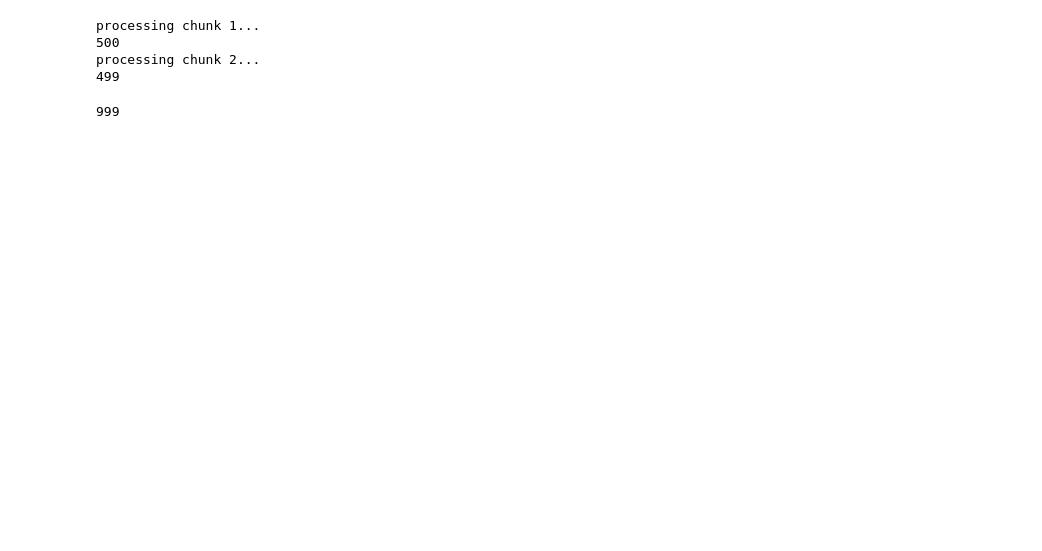
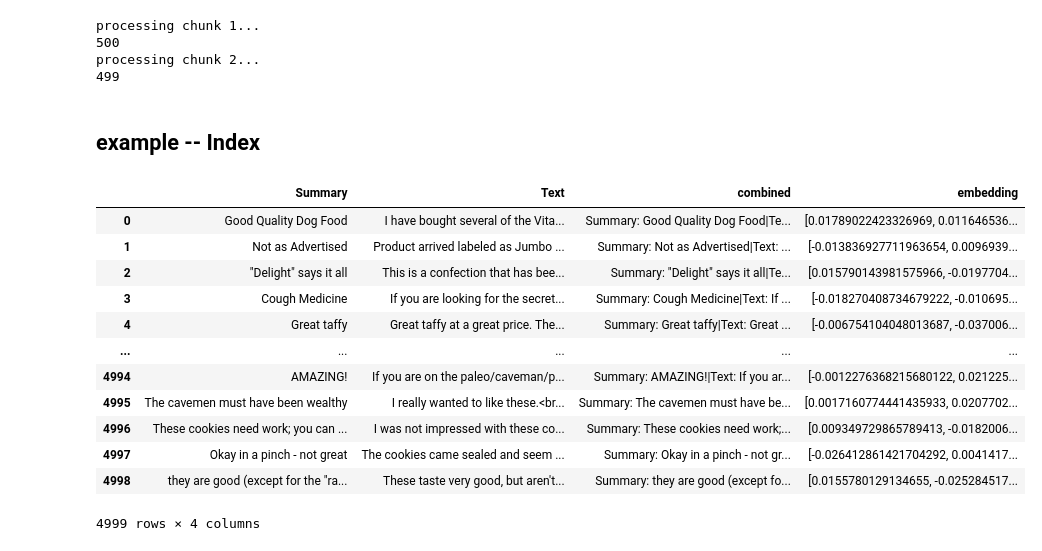
Before and after one commit to sgt1796/GPT_embedding, a Jupyter notebook: test_faiss.ipynb, the cells around one changed output. Drawn from its saved outputs; the diff is of its cells as text; code cells hidden in the pictures; blank space fills up the shorter version.

```diff
--- a/test_faiss.ipynb
+++ b/test_faiss.ipynb
@@ -55,6 +56,24 @@ processing chunk 1...
 500
 processing chunk 2...
 499
+# %% [markdown]
+## example -- Index
 # %%
+file_path = "embedding_data/test_5k.csv"
+df = pd.read_csv(file_path)
+df["embedding"] = df.embedding.apply(eval).tolist()
+df
 # %% [output]
+|  | Summary | Text | combined | embedding |
+| 0 | Good Quality Dog Food | I have bought several of the Vita... | Summary: Good Quality Dog Food|Te... | [0.01789022423326969, 0.011646536... |
+| 1 | Not as Advertised | Product arrived labeled as Jumbo ... | Summary: Not as Advertised|Text: ... | [-0.013836927711963654, 0.0096939... |
+| 2 | "Delight" says it all | This is a confection that has bee... | Summary: "Delight" says it all|Te... | [0.015790143981575966, -0.0197704... |
+| 3 | Cough Medicine | If you are looking for the secret... | Summary: Cough Medicine|Text: If ... | [-0.018270408734679222, -0.010695... |
+| 4 | Great taffy | Great taffy at a great price. The... | Summary: Great taffy|Text: Great ... | [-0.006754104048013687, -0.037006... |
+| ... | ... | ... | ... | ... |
+| 4994 | AMAZING! | If you are on the paleo/caveman/p... | Summary: AMAZING!|Text: If you ar... | [-0.0012276368215680122, 0.021225... |
+| 4995 | The cavemen must have been wealthy | I really wanted to like these.<br... | Summary: The cavemen must have be... | [0.0017160774441435933, 0.0207702... |
+| 4996 | These cookies need work; you can ... | I was not impressed with these co... | Summary: These cookies need work;... | [0.009349729865789413, -0.0182006... |
+| 4997 | Okay in a pinch - not great | The cookies came sealed and seem ... | Summary: Okay in a pinch - not gr... | [-0.026412861421704292, 0.0041417... |
+| 4998 | they are good (except for the "ra... | These taste very good, but aren't... | Summary: they are good (except fo... | [0.0155780129134655, -0.025284517... |
-999
+4999 rows × 4 columns
```
Also changed, not shown: parts of 32 cells of this notebook, 7 other files.
